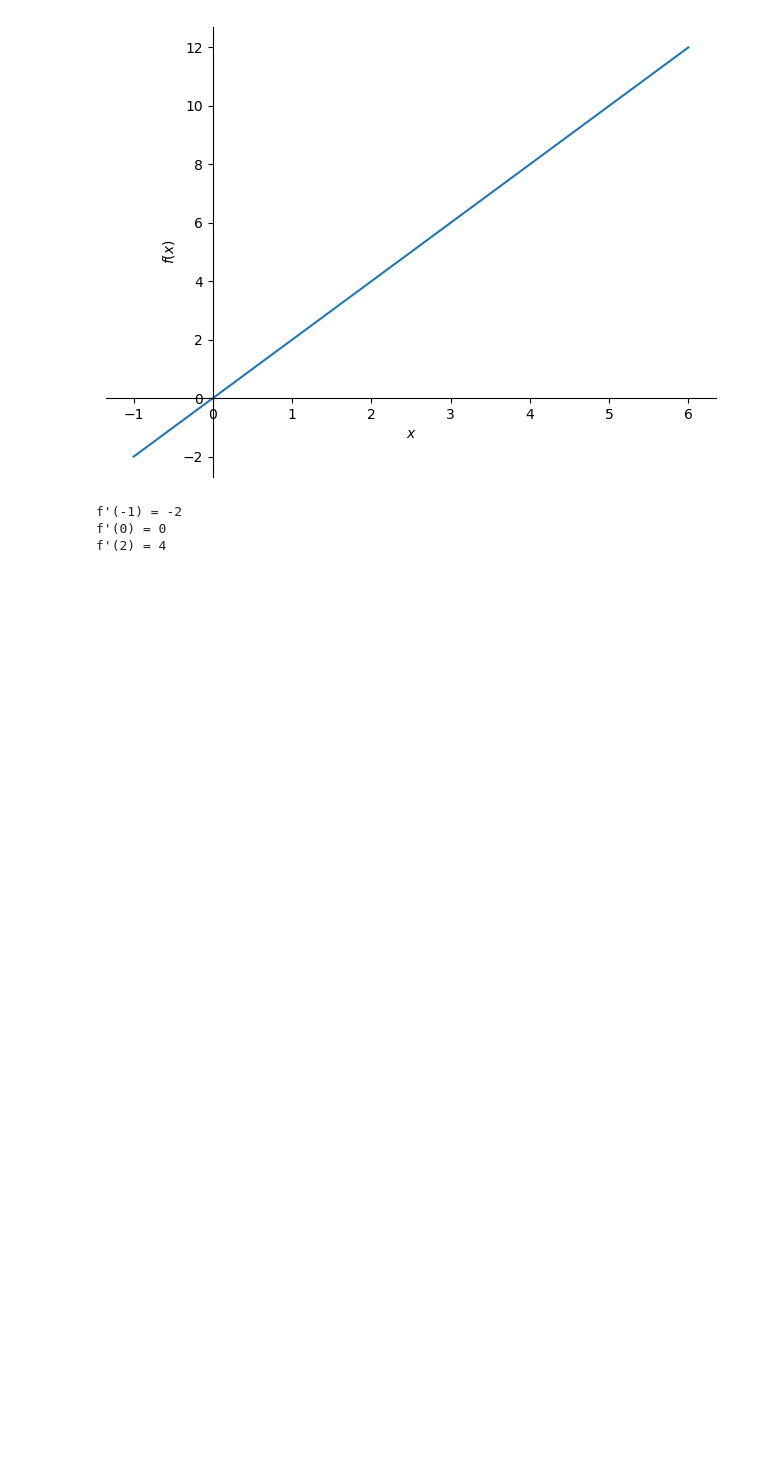
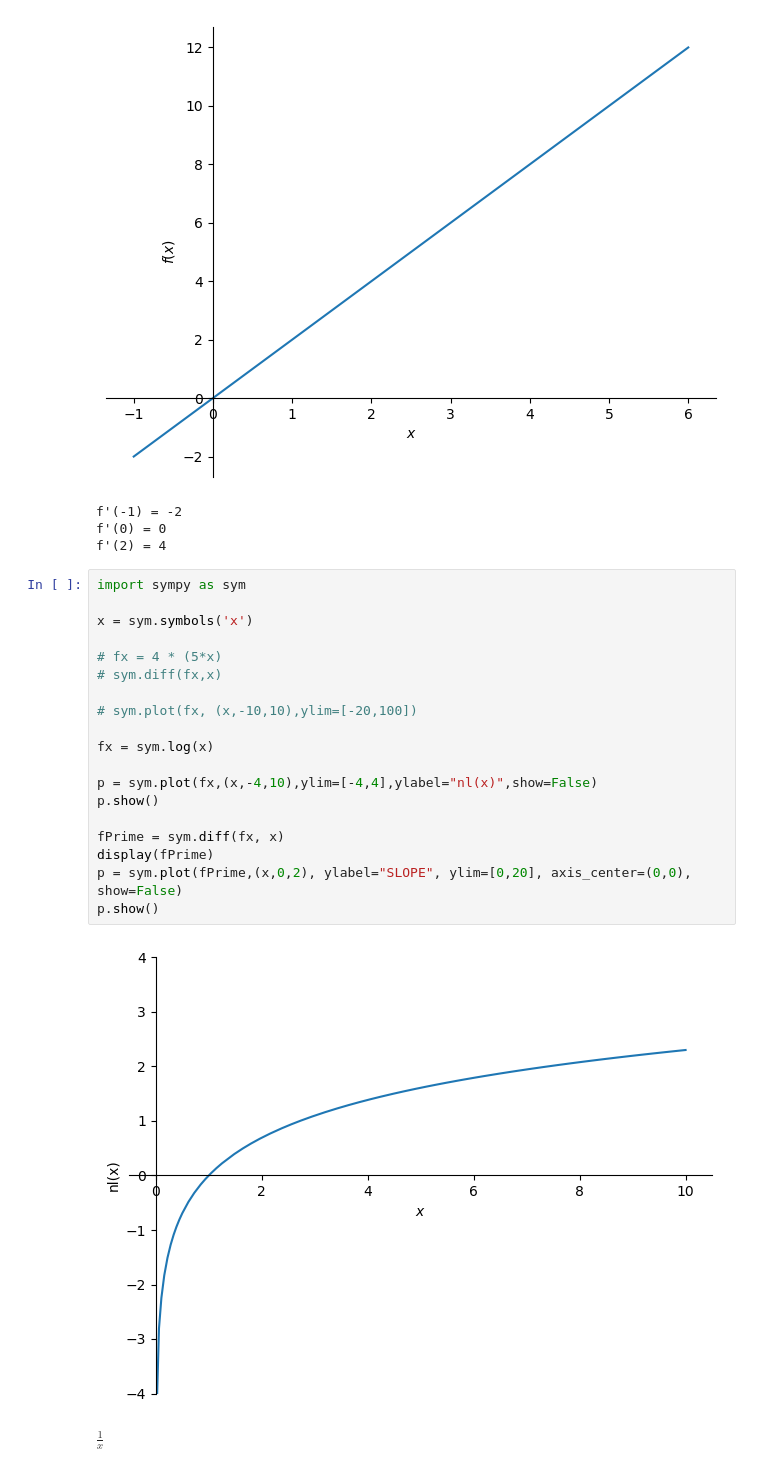
Before and after one commit to BrentGrammer/PROGNOTES, a Jupyter notebook: Calculus/derivatives.ipynb, the cells around one changed output. Drawn from its saved outputs; the diff is of its cells as text; blank space fills up the shorter version.

```diff
--- a/Calculus/derivatives.ipynb
+++ b/Calculus/derivatives.ipynb
@@ -147,3 +147,25 @@ $\displaystyle 2 x$
 f'(-1) = -2
 f'(0) = 0
 f'(2) = 4
+# %%
+import sympy as sym
+
+x = sym.symbols('x')
+
+# fx = 4 * (5*x)
+# sym.diff(fx,x)
+
+# sym.plot(fx, (x,-10,10),ylim=[-20,100])
+
+fx = sym.log(x)
+
+p = sym.plot(fx,(x,-4,10),ylim=[-4,4],ylabel="nl(x)",show=False)
+p.show()
+
+fPrime = sym.diff(fx, x)
+display(fPrime)
+p = sym.plot(fPrime,(x,0,2), ylabel="SLOPE", ylim=[0,20], axis_center=(0,0), show=False)
+p.show()
+# %% [output]
+[figure, added]
+$\displaystyle \frac{1}{x}$
```
Also changed, not shown: parts of 1 cell of this notebook, 3 other files.
